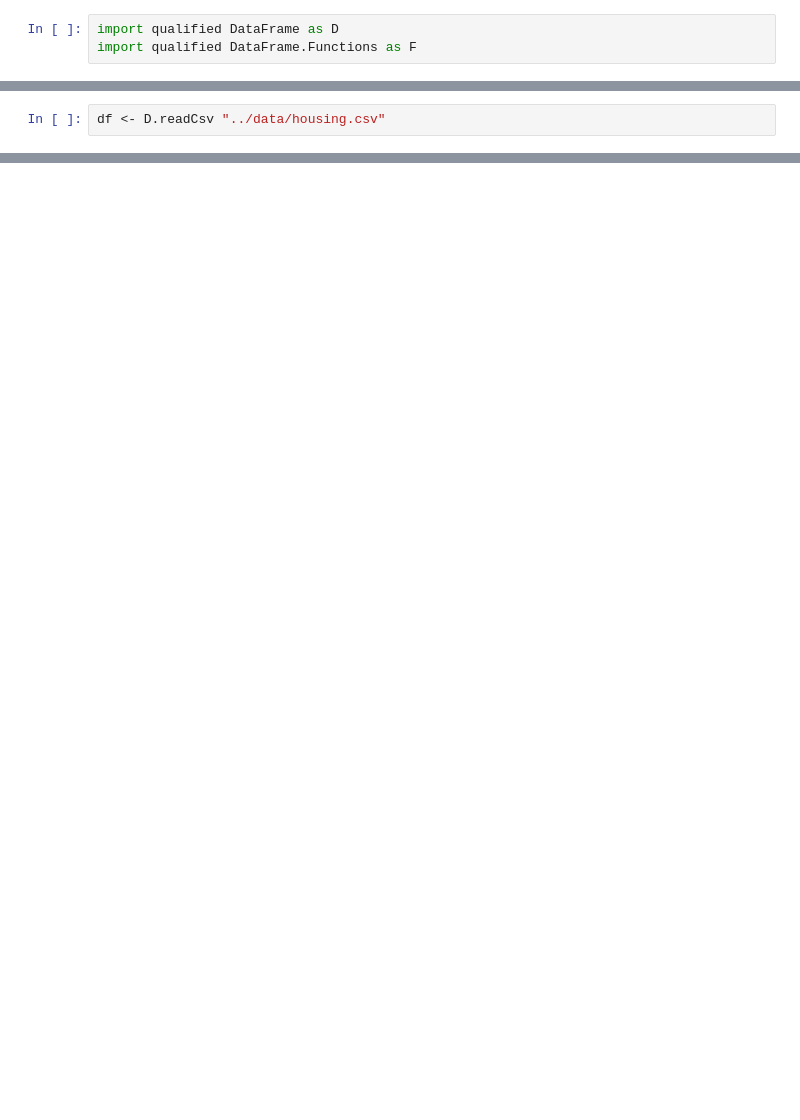
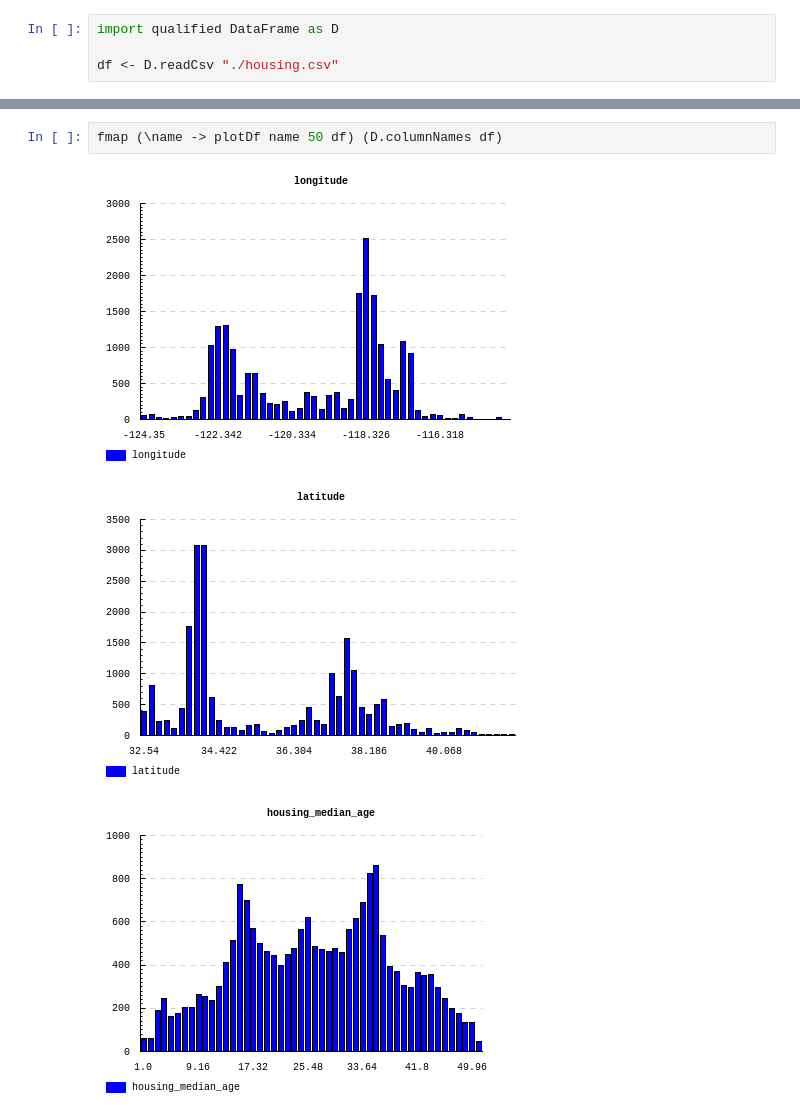
Before and after one commit to mchav/dataframe, a Jupyter notebook: docs/California Housing.ipynb, the cells around one changed output, grey strips where cells are left out. Drawn from its saved outputs; the diff is of its cells as text; blank space fills up the shorter version.

Commit message:
documentation: Add updated california housing example.

```diff
--- a/docs/California Housing.ipynb
+++ b/docs/California Housing.ipynb
@@ -5,3 +9,4 @@ This tutorial will use the dataframe library to showcase some common concepts in
 # %%
 import qualified DataFrame as D
-import qualified DataFrame.Functions as F
+
+df <- D.readCsv "./housing.csv"
@@ -13,2 +64,0 @@ Next we read the CSV file.
-# %%
-df <- D.readCsv "../data/housing.csv"
@@ -69,0 +108,6 @@ index<br>Int | Statistic<br>Text | longitude<br>Double | latitude<br>Double | ho
+# %%
+fmap (\name -> plotDf name 50 df) (D.columnNames df)
+# %% [output]
+[figure, added]
+[figure, added]
+[figure, added]
```
Also changed, not shown: parts of 23 cells of this notebook.
